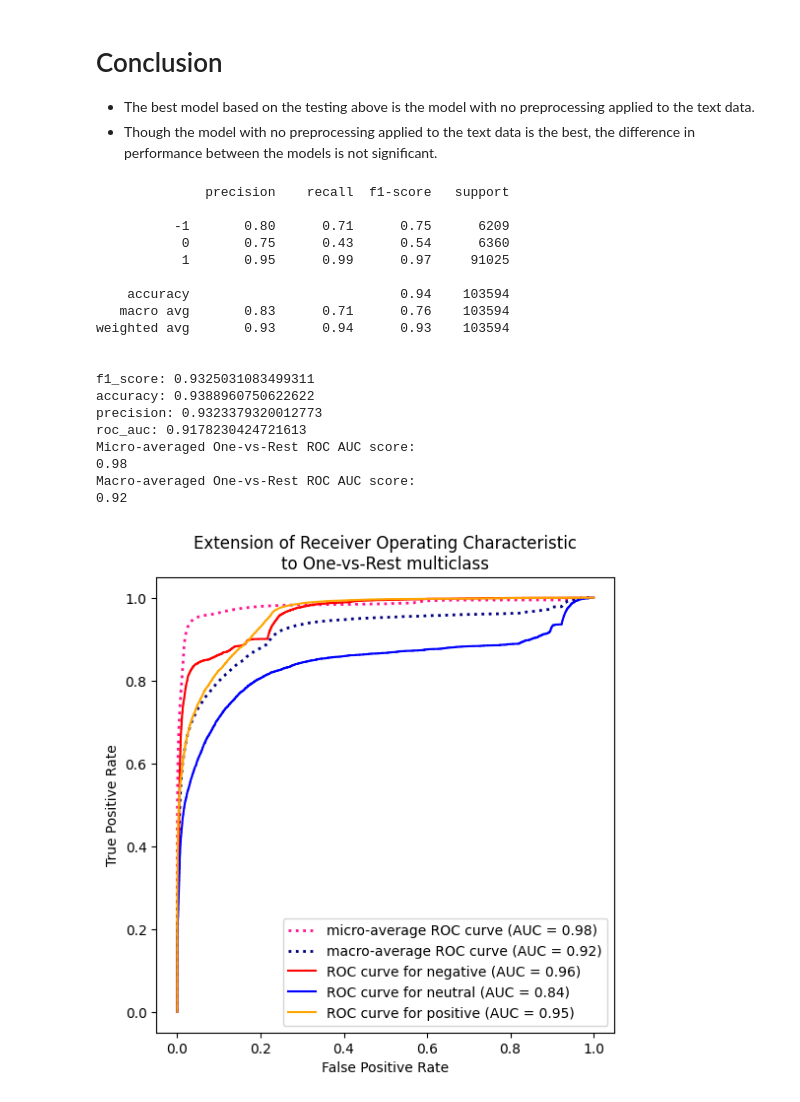
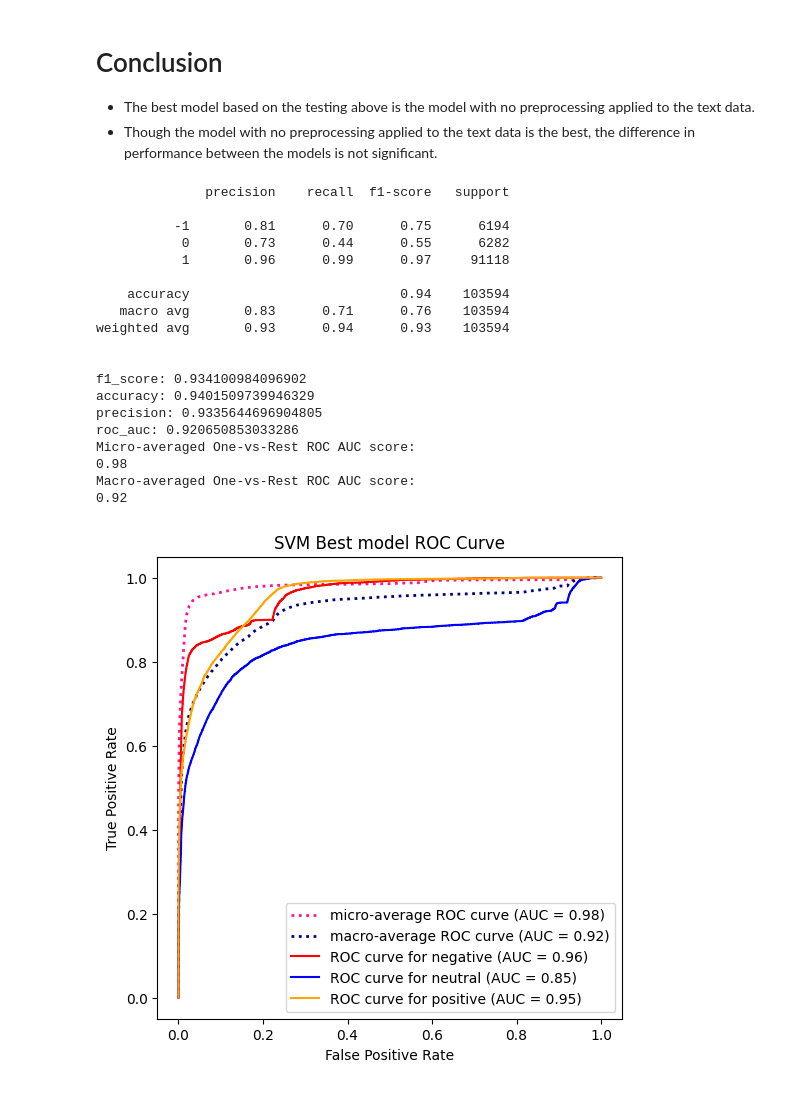
Before and after one commit to ibrahimmkhalid/data-270-project, a Jupyter notebook: model_svm_final.ipynb, the cells around one changed output. Saved outputs shown, nothing was run; the diff lists cells and outputs as text; code cells hidden in the pictures.

```diff
--- a/model_svm_final.ipynb
+++ b/model_svm_final.ipynb
@@ -193,7 +193,7 @@ vectorizer = None
 try:
     model = pickle.load(open(f"{work_path}/models/model_svm_clf.pkl", "rb"))
     vectorizer = pickle.load(open(f"{work_path}/models/model_svm_vectorizer.pkl", "rb"))
-    model_found = True
+    model_found = False
     print("Model and vectorizer found")
 except FileNotFoundError:
     print("Model and vectorizer not found")
@@ -211,6 +211,7 @@ if model_found:
     print("precision:", precision_score(y_test, y_test_pred, average="weighted"))
     print("roc_auc:", roc_auc_score(y_test, y_test_pred_proba, multi_class="ovr"))
 
+    ### Code taken from scikit-learn
     label_binarizer = LabelBinarizer().fit(y_train)
     y_onehot_test = label_binarizer.transform(y_test)
     y_onehot_test.shape  # (n_samples, n_classes)
@@ -281,7 +282,7 @@ if model_found:
     _ = ax.set(
         xlabel="False Positive Rate",
         ylabel="True Positive Rate",
-        title="Extension of Receiver Operating Characteristic\nto One-vs-Rest multiclass",
+        title="SVM Best model ROC Curve",
     )
 # %%
 if model_found:
@@ -882,6 +970,6 @@ pickle.dump(vec_noproc, open(f"{work_path}/models/model_svm_vectorizer.pkl", "wb
 # %%
-model = pickle.load(open(f"{work_path}/models/model_svm_clf.pkl", "rb"))
-vectorizer = pickle.load(open(f"{work_path}/models/model_svm_vectorizer.pkl", "rb"))
+model = pickle.load(open(f"{work_path}/models/model_svm_clf_2.pkl", "rb"))
+vectorizer = pickle.load(open(f"{work_path}/models/model_svm_vectorizer_2.pkl", "rb"))
 # %%
 x_train, x_val, x_test, y_train, y_val, y_test, vectorizer = pipeline(None, df_testing, vectorizer)
 y_test_pred = model.predict(x_test)
@@ -894,6 +982,7 @@ print("accuracy:", accuracy_score(y_test, y_test_pred))
 print("precision:", precision_score(y_test, y_test_pred, average="weighted"))
 print("roc_auc:", roc_auc_score(y_test, y_test_pred_proba, multi_class="ovr"))
 
+### Code taken from scikit-learn
 label_binarizer = LabelBinarizer().fit(y_train)
 y_onehot_test = label_binarizer.transform(y_test)
 y_onehot_test.shape  # (n_samples, n_classes)
@@ -951,39 +1040,39 @@ plt.plot(
     linewidth=2,
 )
 
 colors = cycle(["red", "blue", "orange"])
 for class_id, color in zip(range(3), colors):
     RocCurveDisplay.from_predictions(
         y_onehot_test[:, class_id],
         y_test_pred_proba[:, class_id],
         name=f"ROC curve for {target_names[class_id]}",
         color=color,
         ax=ax,
     )
 
 _ = ax.set(
     xlabel="False Positive Rate",
     ylabel="True Positive Rate",
-    title="Extension of Receiver Operating Characteristic\nto One-vs-Rest multiclass",
+    title="SVM Best model ROC Curve",
 )
 # %% [output]
               precision    recall  f1-score   support
 
-          -1       0.80      0.71      0.75      6209
-           0       0.75      0.43      0.54      6360
-           1       0.95      0.99      0.97     91025
+          -1       0.81      0.70      0.75      6194
+           0       0.73      0.44      0.55      6282
+           1       0.96      0.99      0.97     91118
 
     accuracy                           0.94    103594
    macro avg       0.83      0.71      0.76    103594
 weighted avg       0.93      0.94      0.93    103594
 
 
-f1_score: 0.9325031083499311
-accuracy: 0.9388960750622622
-precision: 0.9323379320012773
-roc_auc: 0.9178230424721613
+f1_score: 0.934100984096902
+accuracy: 0.9401509739946329
+precision: 0.9335644696904805
+roc_auc: 0.920650853033286
 Micro-averaged One-vs-Rest ROC AUC score:
 0.98
 Macro-averaged One-vs-Rest ROC AUC score:
 0.92
-[figure, old version]
+[figure, new version]
```
Also changed, not shown: parts of 32 cells of this notebook, 1 other file.
